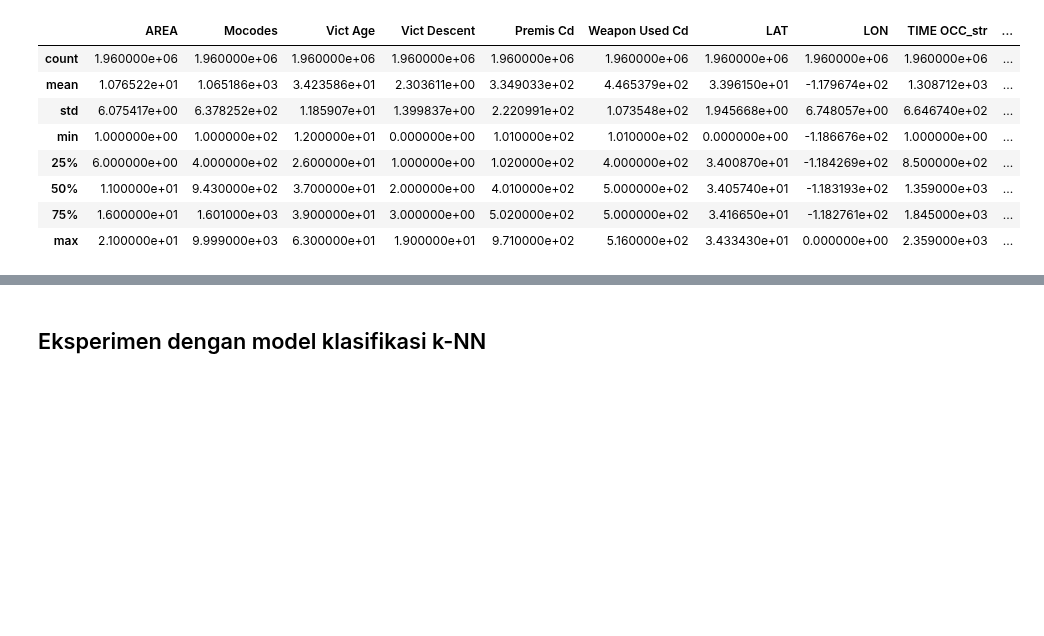
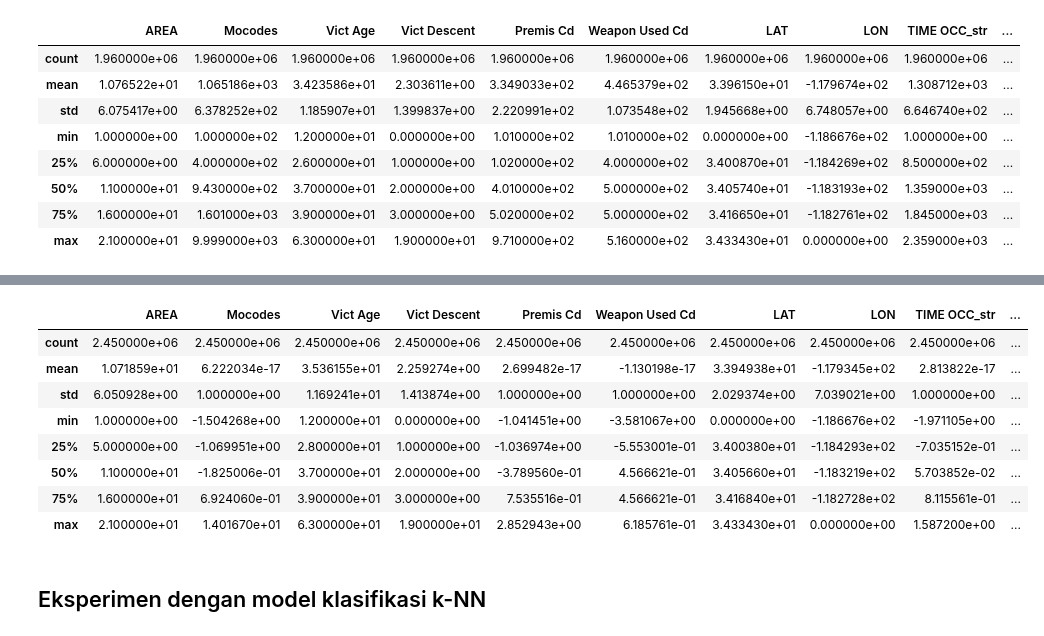
Before and after one commit to jasmrntha/tgp1-pap-c, a Jupyter notebook: tgp2-klasifikasi.ipynb, the cells around one changed output, grey strips where cells are left out. Drawn from its saved outputs; the diff is of its cells as text; code cells hidden in the pictures; blank space fills up the shorter version.

```diff
--- a/tgp2-klasifikasi.ipynb
+++ b/tgp2-klasifikasi.ipynb
@@ -756,3 +776,29 @@ X_balanced.iloc[train_set_kfold[0]].describe()
+# %%
+scaler = StandardScaler()
+
+X_train['Mocodes'] = scaler.fit_transform(X_train[['Mocodes']]) # "fit" on the TRAIN set only, then transform
+X_test['Mocodes'] = scaler.transform(X_test[['Mocodes']]) # while on the TEST set, just "transform" it
+
+X_train['Premis Cd'] = scaler.fit_transform(X_train[['Premis Cd']])
+X_test['Premis Cd'] = scaler.transform(X_test[['Premis Cd']])
+
+X_train['Weapon Used Cd'] = scaler.fit_transform(X_train[['Weapon Used Cd']])
+X_test['Weapon Used Cd'] = scaler.transform(X_test[['Weapon Used Cd']])
+
+X_train['TIME OCC_str'] = scaler.fit_transform(X_train[['TIME OCC_str']])
+X_test['TIME OCC_str'] = scaler.transform(X_test[['TIME OCC_str']])
+
+X_train.describe()
+# %% [output]
+|  | AREA | Mocodes | Vict Age | Vict Descent | Premis Cd | Weapon Used Cd | LAT | LON | TIME OCC_str | ... |
+| count | 2.450000e+06 | 2.450000e+06 | 2.450000e+06 | 2.450000e+06 | 2.450000e+06 | 2.450000e+06 | 2.450000e+06 | 2.450000e+06 | 2.450000e+06 | ... |
+| mean | 1.071859e+01 | 6.222034e-17 | 3.536155e+01 | 2.259274e+00 | 2.699482e-17 | -1.130198e-17 | 3.394938e+01 | -1.179345e+02 | 2.813822e-17 | ... |
+| std | 6.050928e+00 | 1.000000e+00 | 1.169241e+01 | 1.413874e+00 | 1.000000e+00 | 1.000000e+00 | 2.029374e+00 | 7.039021e+00 | 1.000000e+00 | ... |
+| min | 1.000000e+00 | -1.504268e+00 | 1.200000e+01 | 0.000000e+00 | -1.041451e+00 | -3.581067e+00 | 0.000000e+00 | -1.186676e+02 | -1.971105e+00 | ... |
+| 25% | 5.000000e+00 | -1.069951e+00 | 2.800000e+01 | 1.000000e+00 | -1.036974e+00 | -5.553001e-01 | 3.400380e+01 | -1.184293e+02 | -7.035152e-01 | ... |
+| 50% | 1.100000e+01 | -1.825006e-01 | 3.700000e+01 | 2.000000e+00 | -3.789560e-01 | 4.566621e-01 | 3.405660e+01 | -1.183219e+02 | 5.703852e-02 | ... |
+| 75% | 1.600000e+01 | 6.924060e-01 | 3.900000e+01 | 3.000000e+00 | 7.535516e-01 | 4.566621e-01 | 3.416840e+01 | -1.182728e+02 | 8.115561e-01 | ... |
+| max | 2.100000e+01 | 1.401670e+01 | 6.300000e+01 | 1.900000e+01 | 2.852943e+00 | 6.185761e-01 | 3.433430e+01 | 0.000000e+00 | 1.587200e+00 | ... |
 # %% [markdown]
 ## Eksperimen dengan model klasifikasi k-NN
 # %%
```
Also changed, not shown: parts of 4 cells of this notebook.
